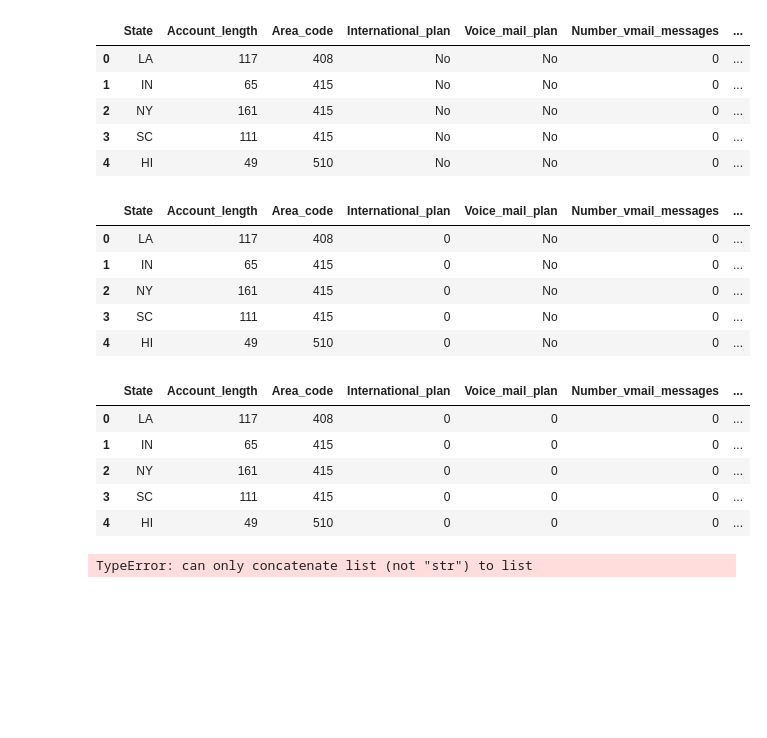
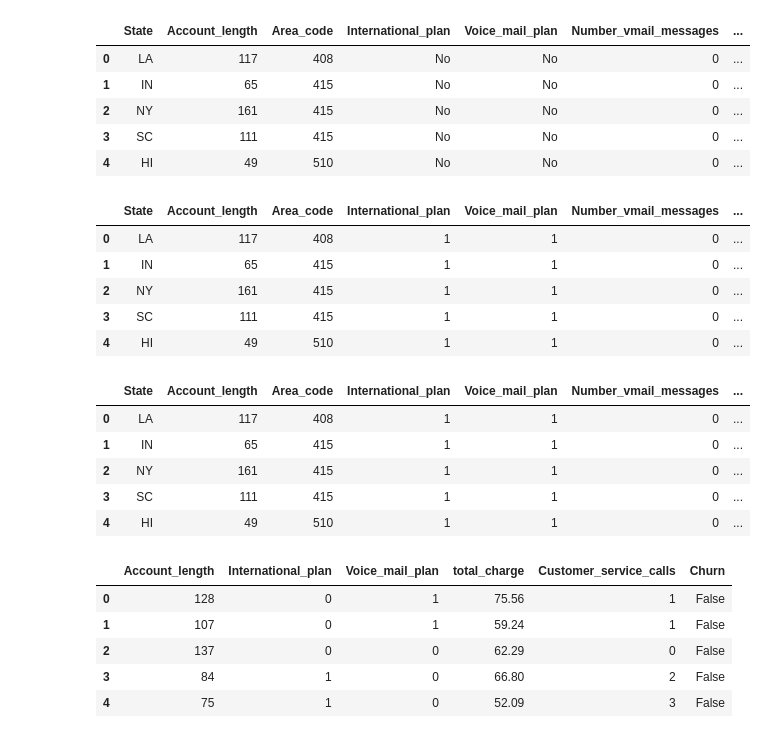
Before and after one commit to Babinmck/DATA445, a Jupyter notebook: Exams/Exam_1.ipynb, the cells around one changed output. Saved outputs shown, nothing was run; the diff lists cells and outputs as text; code cells hidden in the pictures; blank space fills up the shorter version.

```diff
--- a/Exams/Exam_1.ipynb
+++ b/Exams/Exam_1.ipynb
@@ -160,10 +158,18 @@ telecom_train.head()
 | 3 | OH | 84 | 408 | Yes | No | 0 | ... |
 | 4 | OK | 75 | 415 | Yes | No | 0 | ... |
 # %%
+## Defining the s3 bucket
+s3 = boto3.resource('s3')
+bucket_name = 'mckayla-data-445-bucket'
+bucket = s3.Bucket(bucket_name)
+
+## Defining the file to read from s3 bucket
 file_key = 'churn-bigml-20.csv'
+
 bucket_object = bucket.Object(file_key)
 file_object = bucket_object.get()
 file_content_stream = file_object.get('Body')
+
 telecom_test = pd.read_csv(file_content_stream)
 telecom_test.head()
 # %% [output]
@@ -175,8 +181,8 @@ telecom_test.head()
 | 4 | HI | 49 | 510 | No | No | 0 | ... |
 # %%
 ## Changing Churn to a numerical variable
-telecom_train['Churn'] = pd.factorize(telecom_train['Churn'])[0]
-telecom_test['Churn'] = pd.factorize(telecom_test['Churn'])[0]
+telecom_train['Churn'] = np.where(telecom_train['Churn'] == False, 0, 1)
+telecom_test['Churn'] = np.where(telecom_test['Churn'] == False, 0, 1)
 telecom_train.head()
 telecom_test.head()
 # %% [output]
@@ -188,32 +194,27 @@ telecom_test.head()
 | 4 | HI | 49 | 510 | No | No | 0 | ... |
 # %%
 ## Changing International_plan to a numerical variable
-telecom_train['International_plan'] = pd.factorize(telecom_train['International_plan'])[0]
-telecom_test['International_plan'] = pd.factorize(telecom_test['International_plan'])[0]
+telecom_train['International_plan'] = np.where(telecom_train['International_plan'] == 'No', 0, 1)
+telecom_test['International_plan'] = np.where(telecom_test['International_plan'] == 'No', 0, 1)
 telecom_train.head()
 telecom_test.head()
 # %% [output]
 |  | State | Account_length | Area_code | International_plan | Voice_mail_plan | Number_vmail_messages | ... |
-| 0 | LA | 117 | 408 | 0 | No | 0 | ... |
-| 1 | IN | 65 | 415 | 0 | No | 0 | ... |
-| 2 | NY | 161 | 415 | 0 | No | 0 | ... |
-| 3 | SC | 111 | 415 | 0 | No | 0 | ... |
-| 4 | HI | 49 | 510 | 0 | No | 0 | ... |
+| 0 | LA | 117 | 408 | 1 | 1 | 0 | ... |
+| 1 | IN | 65 | 415 | 1 | 1 | 0 | ... |
+| 2 | NY | 161 | 415 | 1 | 1 | 0 | ... |
+| 3 | SC | 111 | 415 | 1 | 1 | 0 | ... |
+| 4 | HI | 49 | 510 | 1 | 1 | 0 | ... |
 # %%
 ## Changing Voice_mail_plan to a numerical variable
-telecom_train['Voice_mail_plan'] = pd.factorize(telecom_train['Voice_mail_plan'])[0]
-telecom_test['Voice_mail_plan'] = pd.factorize(telecom_test['Voice_mail_plan'])[0]
+telecom_train['Voice_mail_plan'] = np.where(telecom_train['Voice_mail_plan'] == 'No', 0, 1)
+telecom_test['Voice_mail_plan'] = np.where(telecom_test['Voice_mail_plan'] == 'No', 0, 1)
 telecom_train.head()
 telecom_test.head()
 # %% [output]
 |  | State | Account_length | Area_code | International_plan | Voice_mail_plan | Number_vmail_messages | ... |
-| 0 | LA | 117 | 408 | 0 | 0 | 0 | ... |
-| 1 | IN | 65 | 415 | 0 | 0 | 0 | ... |
-| 2 | NY | 161 | 415 | 0 | 0 | 0 | ... |
-| 3 | SC | 111 | 415 | 0 | 0 | 0 | ... |
-| 4 | HI | 49 | 510 | 0 | 0 | 0 | ... |
+| 0 | LA | 117 | 408 | 1 | 1 | 0 | ... |
+| 1 | IN | 65 | 415 | 1 | 1 | 0 | ... |
+| 2 | NY | 161 | 415 | 1 | 1 | 0 | ... |
+| 3 | SC | 111 | 415 | 1 | 1 | 0 | ... |
+| 4 | HI | 49 | 510 | 1 | 1 | 0 | ... |
-# %%
-## Creating a new variable - total_charge
-total_charge =
-# %% [output]
-TypeError: can only concatenate list (not "str") to list
@@ -220,6 +225,11 @@ TypeError: can only concatenate list (not "str") to list
 # %%
 ## Keeping these variables
-telecom_train = telecom_train['Account_length', 'International_plan', 'Voice_mail_plan', 'total_charge', 'Customer_service_calls', 'Churn']
-telecom_test = telecom_test['Account_length', 'International_plan', 'Voice_mail_plan', 'total_charge', 'Customer_service_calls', 'Churn']
+telecom_train = telecom_train[['Account_length', 'International_plan', 'Voice_mail_plan', 'total_charge', 'Customer_service_calls', 'Churn']]
 telecom_train.head()
-telecom_test.head()
+# %% [output]
+|  | Account_length | International_plan | Voice_mail_plan | total_charge | Customer_service_calls | Churn |
+| 0 | 128 | 0 | 1 | 75.56 | 1 | False |
+| 1 | 107 | 0 | 1 | 59.24 | 1 | False |
+| 2 | 137 | 0 | 0 | 62.29 | 0 | False |
+| 3 | 84 | 1 | 0 | 66.80 | 2 | False |
+| 4 | 75 | 1 | 0 | 52.09 | 3 | False |
```
Also changed, not shown: parts of 20 cells of this notebook.
